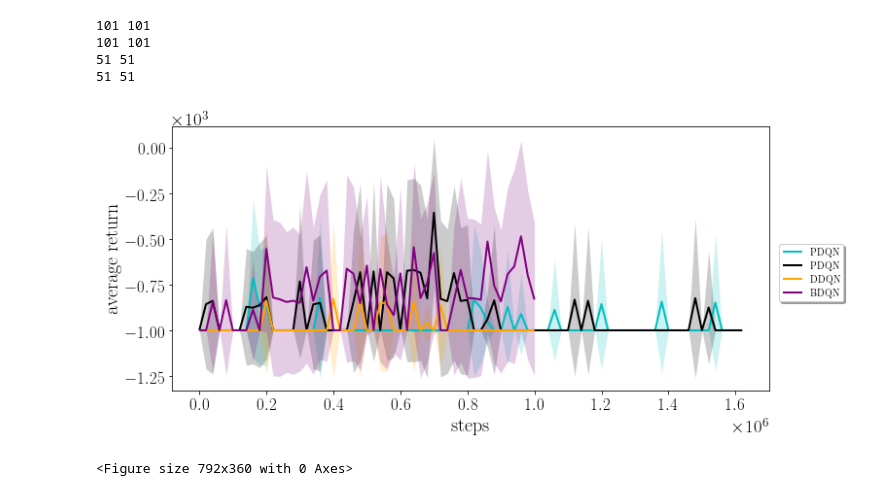
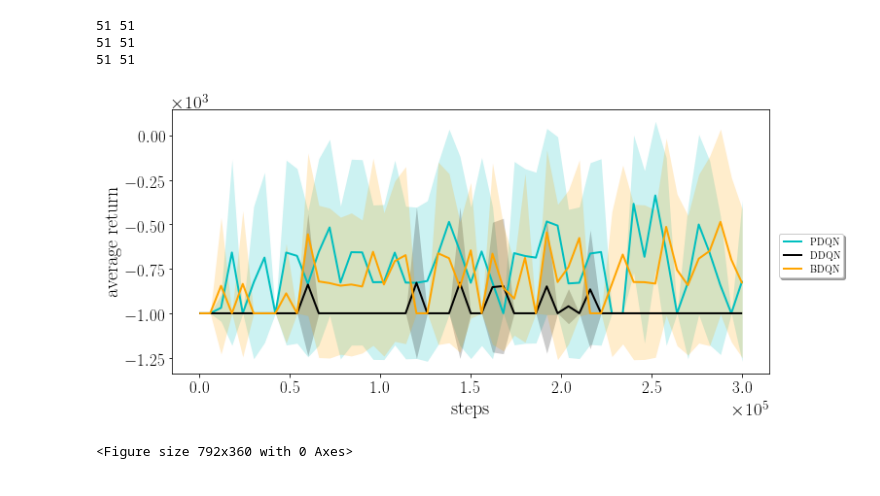
Before and after one commit to albertometelli/weightedDQN, a Jupyter notebook: dqn/atari/res_2/notebook.ipynb, the cells around one changed output. Drawn from its saved outputs; the diff is of its cells as text; code cells hidden in the pictures.

```diff
--- a/dqn/atari/res_2/notebook.ipynb
+++ b/dqn/atari/res_2/notebook.ipynb
@@ -104,9 +104,9 @@ def plot_ci(xs, ys, conf, n, xlabel=None, ylabel=None, label=None, ax=None, **kw
 # %%
 environments = ['Mountain']#'BankHeist','Asterix','Asteroids'
 algorithms = ['particle','dqn','boot']
-eval_freq = 2e4
+eval_freq = [6e3,1e3]
 #policies = [['weighted'],['weighted-gaussian'],['boot','weighted'],['eps-greedy', 'boltzmann']]
-updates = [['max_mean','weighted'],[''],[''],['weighted','max_mean'],['']]
+updates = [['optimistic'],[''],[''],['weighted','max_mean'],['']]
 alg_to_label={
         'particle':'PDQN',
         'gaussian':'GDQN',
@@ -170,7 +170,7 @@ for e,env in enumerate(environments):
                             min_rows = n_runs
                         if n_runs > max_rows:
                             max_rows = n_runs
-                        timesteps = np.array([i * eval_freq for i  in range(rows)])
+                        timesteps = np.array([i * eval_freq[e] for i  in range(rows)])
                         cum_reward_test = results[:rows,2]
                         #cum_reward_test = np.expand_dims(cum_reward_test)
                         res.append(cum_reward_test)
@@ -180,34 +180,33 @@ for e,env in enumerate(environments):
                         legend_labels.append(alg_to_label[alg])
                         legend_colors.append(col[i])
                         legend_markers.append(markers[i])
                     print(min_rows,max_rows)
                     cum_reward_test = np.stack(res)
                     #print(cum_reward_test)
                     indexes = [i*subsample for i in range(len(timesteps) // subsample)]
 
 
                     ax = plot_ci(timesteps[indexes],cum_reward_test[:, indexes], conf,
                                 5, xlabel='steps', ylabel='average return', label=alg_to_label[alg] ,
                                  ax=ax, linewidth=2.0, linestyle=ls[0], color=col[i])
                     #ax.set_ylim(limits[e])
 
                     i += 1
     lgd=fig.legend(loc='center right',
                           ncol=1, fancybox=True, shadow=True)#,bbox_to_anchor=(0.42, 0)
 
     fig.savefig(env+".pdf",format='pdf', bbox_inches='tight',bbox_extra_artists=(lgd,))
 
 fig = plt.figure(figsize=(11, 5))
 patches = [ mlines.Line2D([], [], color=legend_colors[i], marker=legend_markers[i],
                           label=legend_labels[i])  for i in range(len(legend_labels)) ]
 
 #lgd=fig.legend( patches, legend_labels, ncol=6,
 #           loc='center')
 #fig.savefig('atari-legend.pdf',format='pdf',bbox_extra_artists=(lgd,), bbox_inches='tight')
 # %% [output]
-101 101
-101 101
 51 51
 51 51
+51 51
-[figure, old version]
+[figure, new version]
 <Figure size 792x360 with 0 Axes>
```
Also changed, not shown: 2 other files.
